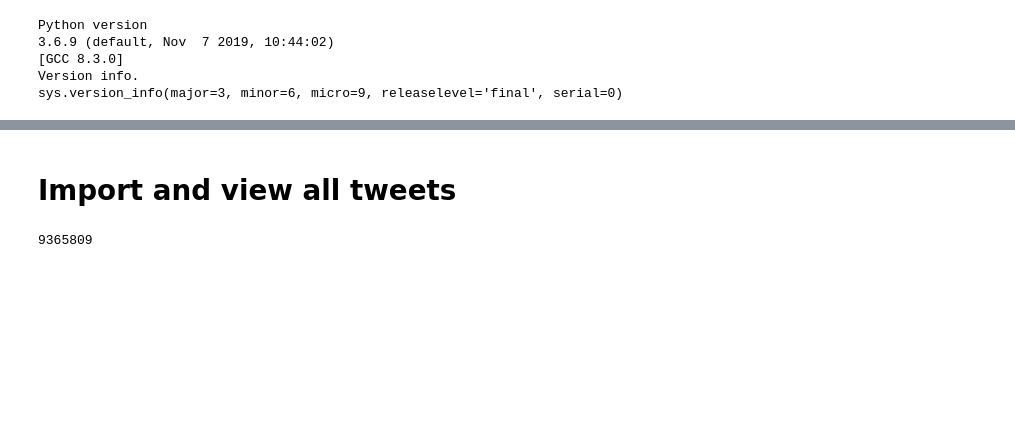
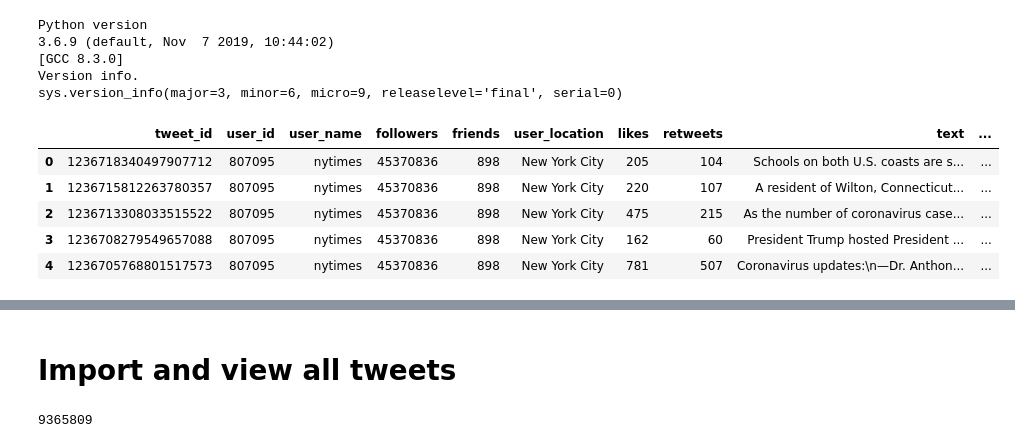
Before and after one commit to JRappaz/Panorama, a Jupyter notebook: notebooks/COVID.ipynb, the cells around one changed output, grey strips where cells are left out. Saved outputs shown, nothing was run; the diff lists cells and outputs as text; code cells hidden in the pictures; blank space fills up the shorter version.

```diff
--- a/notebooks/COVID.ipynb
+++ b/notebooks/COVID.ipynb
@@ -40,3 +40,13 @@ Python version
 [GCC 8.3.0]
 Version info.
 sys.version_info(major=3, minor=6, micro=9, releaselevel='final', serial=0)
+# %%
+medias = pd.read_csv('/mnt/datastore/data/all_tweets_medias.csv')
+medias.head()
+# %% [output]
+|  | tweet_id | user_id | user_name | followers | friends | user_location | likes | retweets | text | ... |
+| 0 | 1236718340497907712 | 807095 | nytimes | 45370836 | 898 | New York City | 205 | 104 | Schools on both U.S. coasts are s... | ... |
+| 1 | 1236715812263780357 | 807095 | nytimes | 45370836 | 898 | New York City | 220 | 107 | A resident of Wilton, Connecticut... | ... |
+| 2 | 1236713308033515522 | 807095 | nytimes | 45370836 | 898 | New York City | 475 | 215 | As the number of coronavirus case... | ... |
+| 3 | 1236708279549657088 | 807095 | nytimes | 45370836 | 898 | New York City | 162 | 60 | President Trump hosted President ... | ... |
+| 4 | 1236705768801517573 | 807095 | nytimes | 45370836 | 898 | New York City | 781 | 507 | Coronavirus updates:\n—Dr. Anthon... | ... |
```
Also changed, not shown: parts of 2 cells of this notebook, 4 other files.
